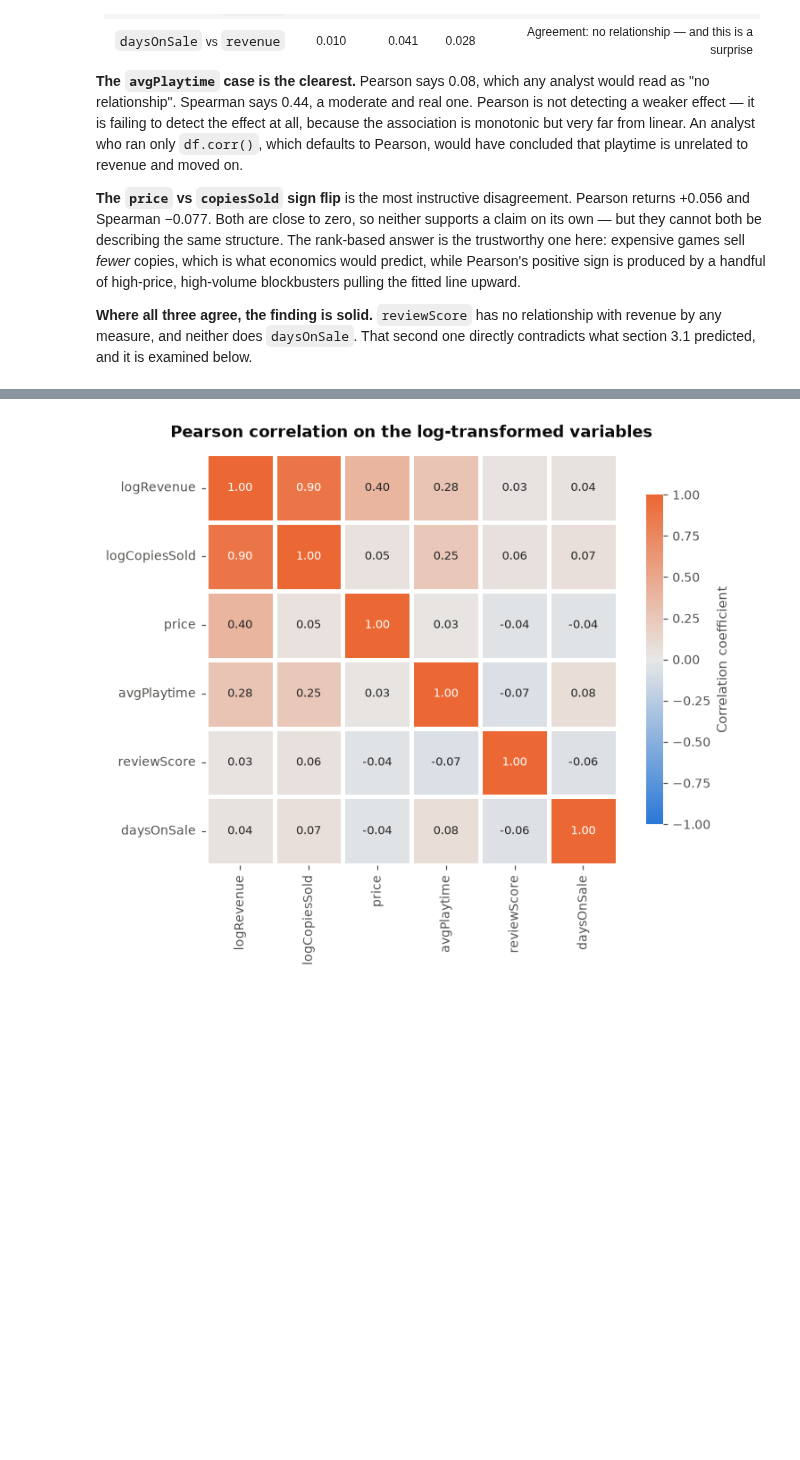
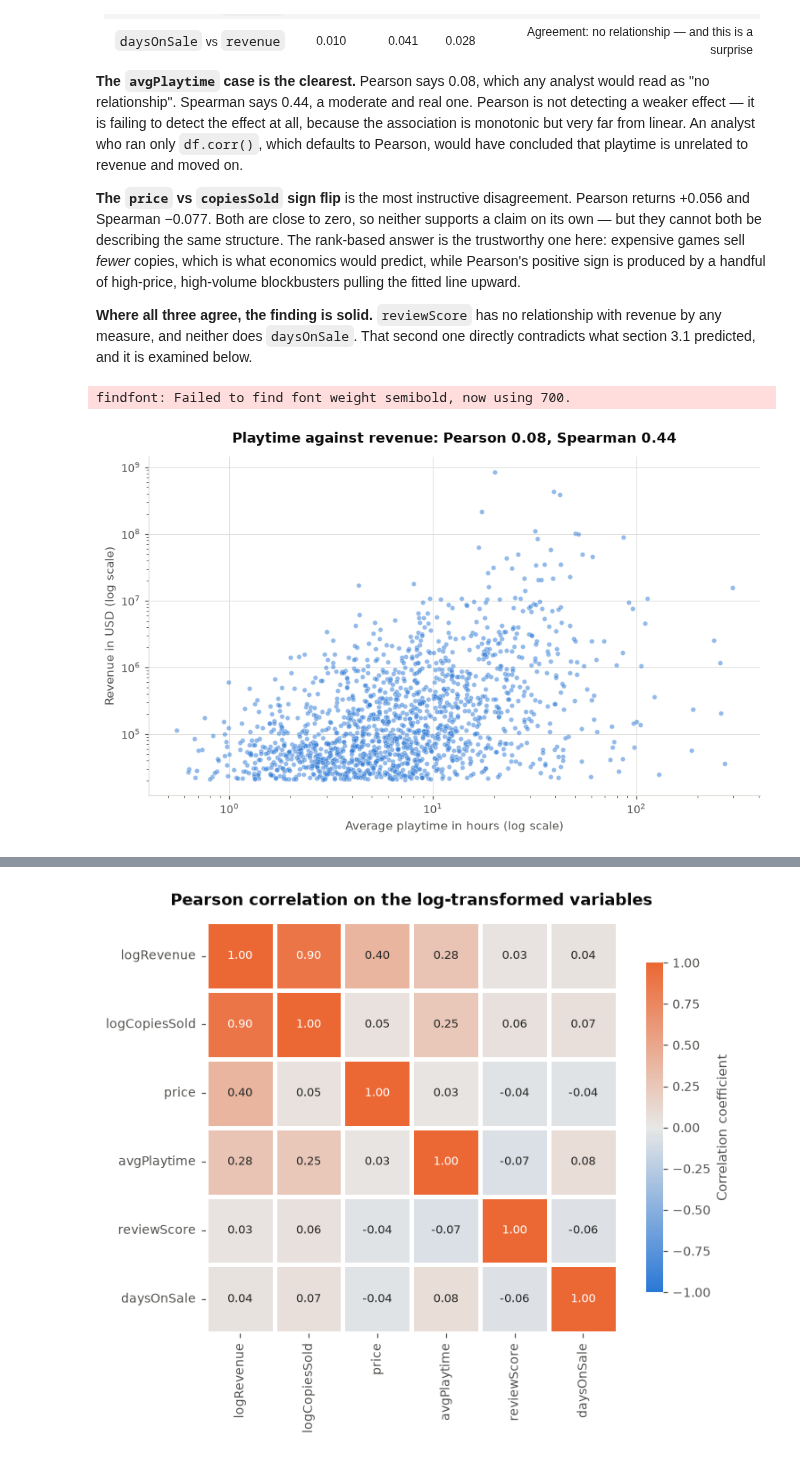
Before and after one commit to shonmazon/Data_Science, a Jupyter notebook: assignment1-eda/notebooks/steam_2024_eda.ipynb, the cells around one changed output, grey strips where cells are left out. Saved outputs shown, nothing was run; the diff lists cells and outputs as text; code cells hidden in the pictures; blank space fills up the shorter version.

```diff
--- a/assignment1-eda/notebooks/steam_2024_eda.ipynb
+++ b/assignment1-eda/notebooks/steam_2024_eda.ipynb
@@ -1332,3 +1365,8 @@ pulling the fitted line upward.
 relationship with revenue by any measure, and neither does `daysOnSale`. That
 second one directly contradicts what section 3.1 predicted, and it is examined
 below.
+# %%
+display(plot_playtime_versus_revenue(featured_games))
+# %% [output]
+findfont: Failed to find font weight semibold, now using 700.
+[figure, added]
```
Also changed, not shown: parts of 10 cells of this notebook.
